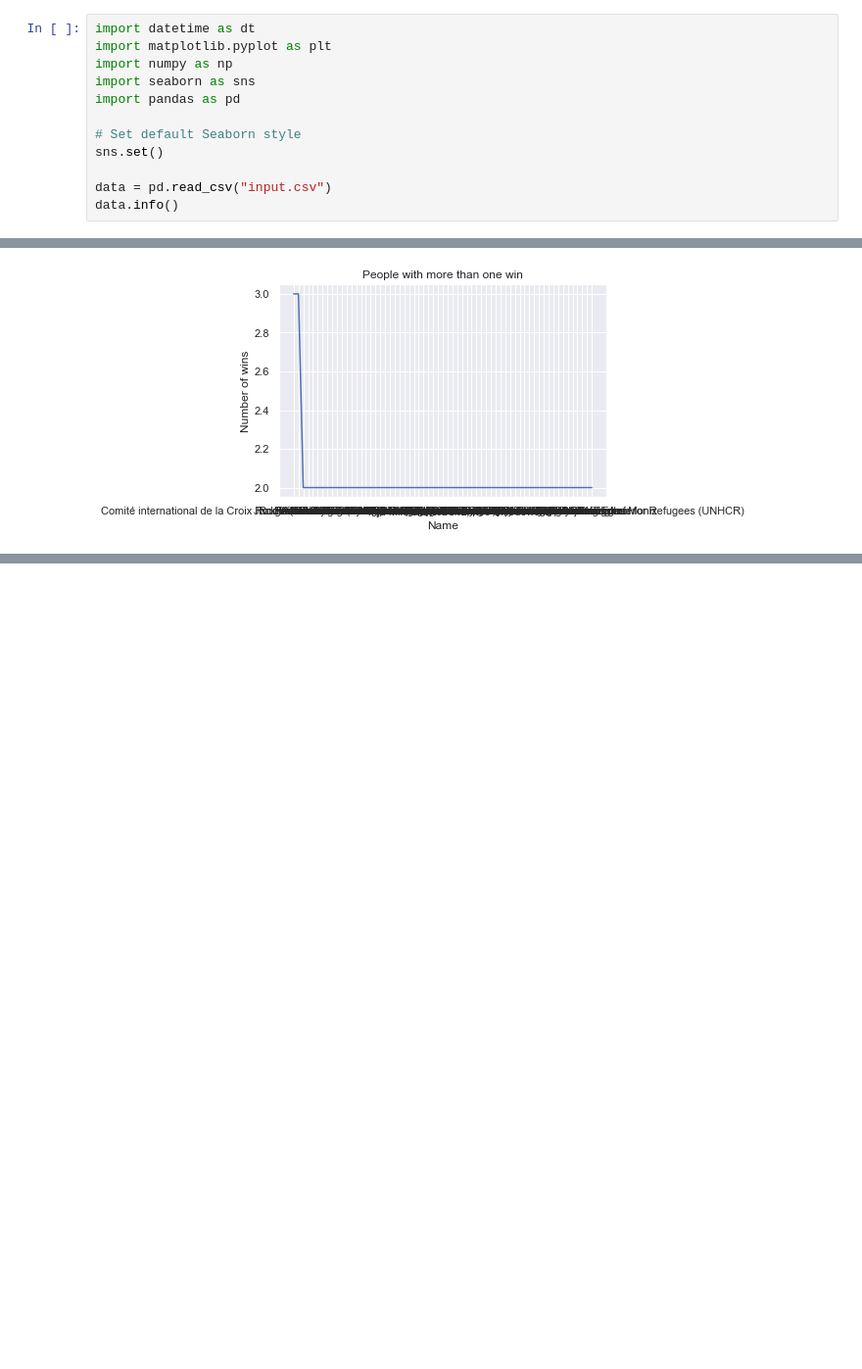
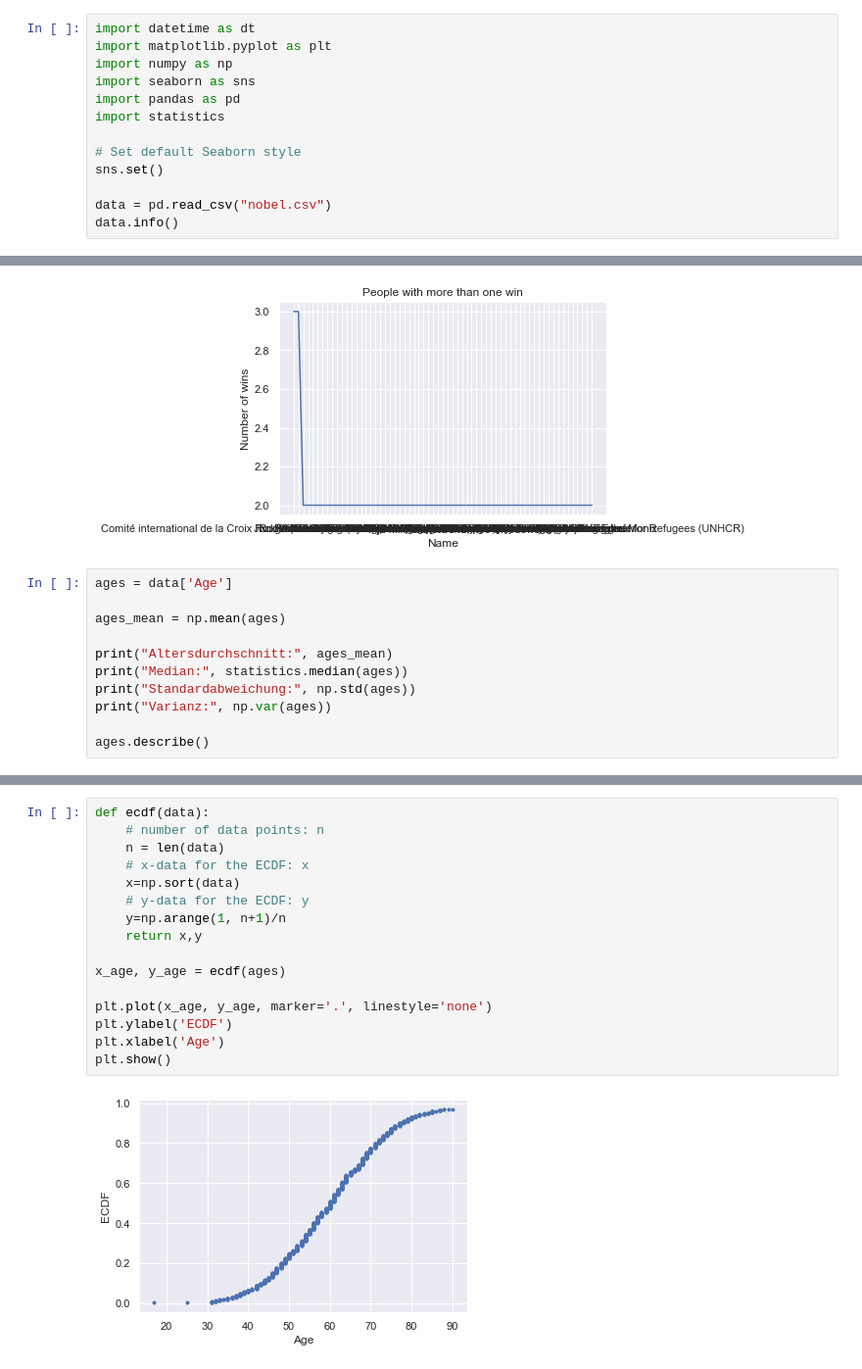
Before and after one commit to nabrezzelt/grundlagen-data-science, a Jupyter notebook: nobel-prices.ipynb, the cells around one changed output, grey strips where cells are left out. Shown at 98% size. Drawn from its saved outputs; the diff is of its cells as text; blank space fills up the shorter version.

```diff
--- a/nobel-prices.ipynb
+++ b/nobel-prices.ipynb
@@ -6,11 +7,12 @@ import matplotlib.pyplot as plt
 import numpy as np
 import seaborn as sns
 import pandas as pd
+import statistics
 
 # Set default Seaborn style
 sns.set()
 
-data = pd.read_csv("input.csv")
+data = pd.read_csv("nobel.csv")
 data.info()
 # %% [output]
 <class 'pandas.core.frame.DataFrame'>
@@ -111,3 +113,14 @@ plt.show()
 People with more than one win with the amount of wins:
 {'Jack W. Szostak': 3, 'Comité international de la Croix Rouge (International Committee of the Red Cross)': 3, 'Paul Ehrlich': 2, 'Roderick MacKinnon': 2, 'Albert Fert': 2, 'Adam G. Riess': 2, 'Robert ...
 [figure]
+# %%
+ages = data['Age']
+
+ages_mean = np.mean(ages)
+
+print("Altersdurchschnitt:", ages_mean)
+print("Median:", statistics.median(ages))
+print("Standardabweichung:", np.std(ages))
+print("Varianz:", np.var(ages))
+
+ages.describe()
@@ -113,0 +146,18 @@ People with more than one win with the amount of wins:
+# %%
+def ecdf(data):
+    # number of data points: n
+    n = len(data)
+    # x-data for the ECDF: x
+    x=np.sort(data)
+    # y-data for the ECDF: y
+    y=np.arange(1, n+1)/n
+    return x,y
+
+x_age, y_age = ecdf(ages)
+
+plt.plot(x_age, y_age, marker='.', linestyle='none')
+plt.ylabel('ECDF')
+plt.xlabel('Age')
+plt.show()
+# %% [output]
+[figure, added]
```
Also changed, not shown: parts of 7 cells of this notebook, 3 other files.
